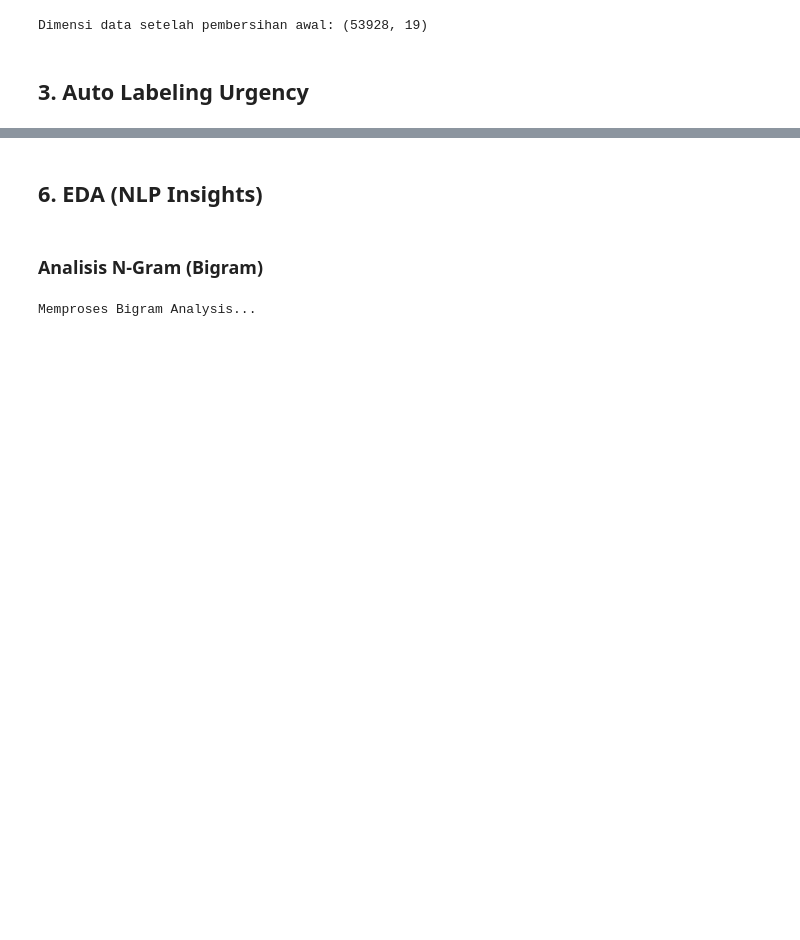
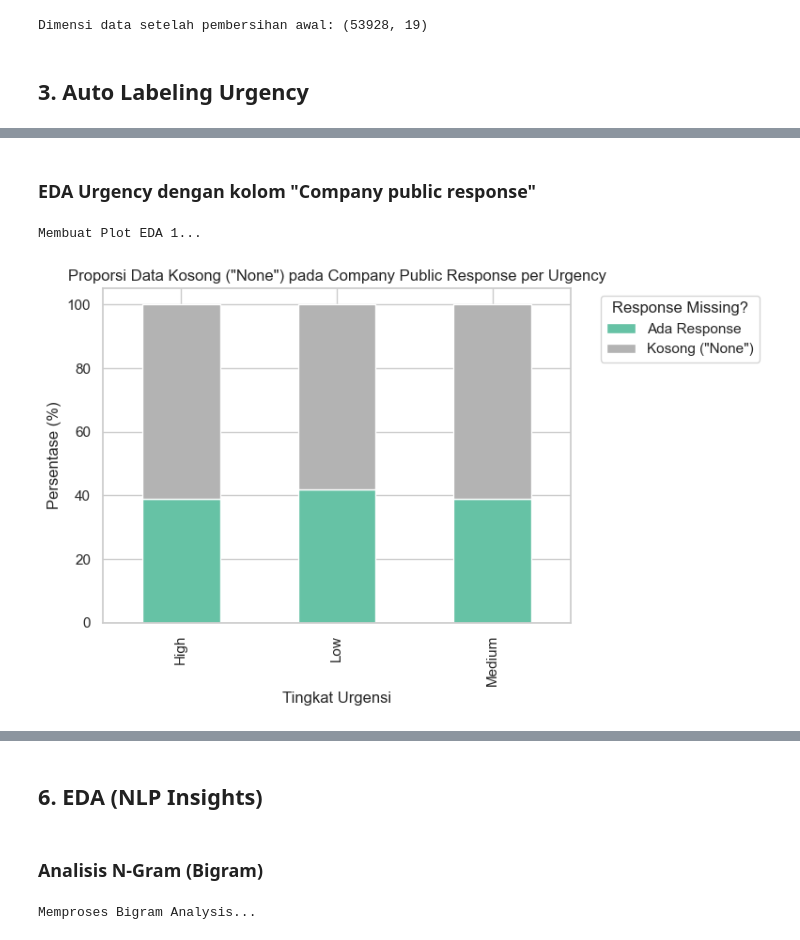
Before and after one commit to Cokgdsatria/lentera-analytics-hub, a Jupyter notebook: lentera-ml-research/notebooks/eda_and_preprocessing.ipynb, the cells around one changed output, grey strips where cells are left out. Drawn from its saved outputs; the diff is of its cells as text; code cells hidden in the pictures; blank space fills up the shorter version.

```diff
--- a/lentera-ml-research/notebooks/eda_and_preprocessing.ipynb
+++ b/lentera-ml-research/notebooks/eda_and_preprocessing.ipynb
@@ -117,0 +110,16 @@ plt.show()
+# %% [markdown]
+### EDA Urgency dengan kolom "Company public response"
+# %%
+df['Response_Missing'] = df['Company public response'].isna() | (df['Company public response'] == 'None')
+print("Membuat Plot EDA 1...")
+missing_stats = df.groupby('Urgency')['Response_Missing'].value_counts(normalize=True).unstack() * 100
+plt.figure(figsize=(8, 5))
+missing_stats.plot(kind='bar', stacked=True, colormap='Set2', ax=plt.gca())
+plt.title('Proporsi Data Kosong ("None") pada Company Public Response per Urgency')
+plt.ylabel('Persentase (%)')
+plt.xlabel('Tingkat Urgensi')
+plt.legend(title='Response Missing?', labels=['Ada Response', 'Kosong ("None")'], bbox_to_anchor=(1.05, 1), loc='upper left')
+plt.tight_layout()
+# %% [output]
+Membuat Plot EDA 1...
+[figure, added]
```
Also changed, not shown: parts of 17 cells of this notebook, 1 other file.
